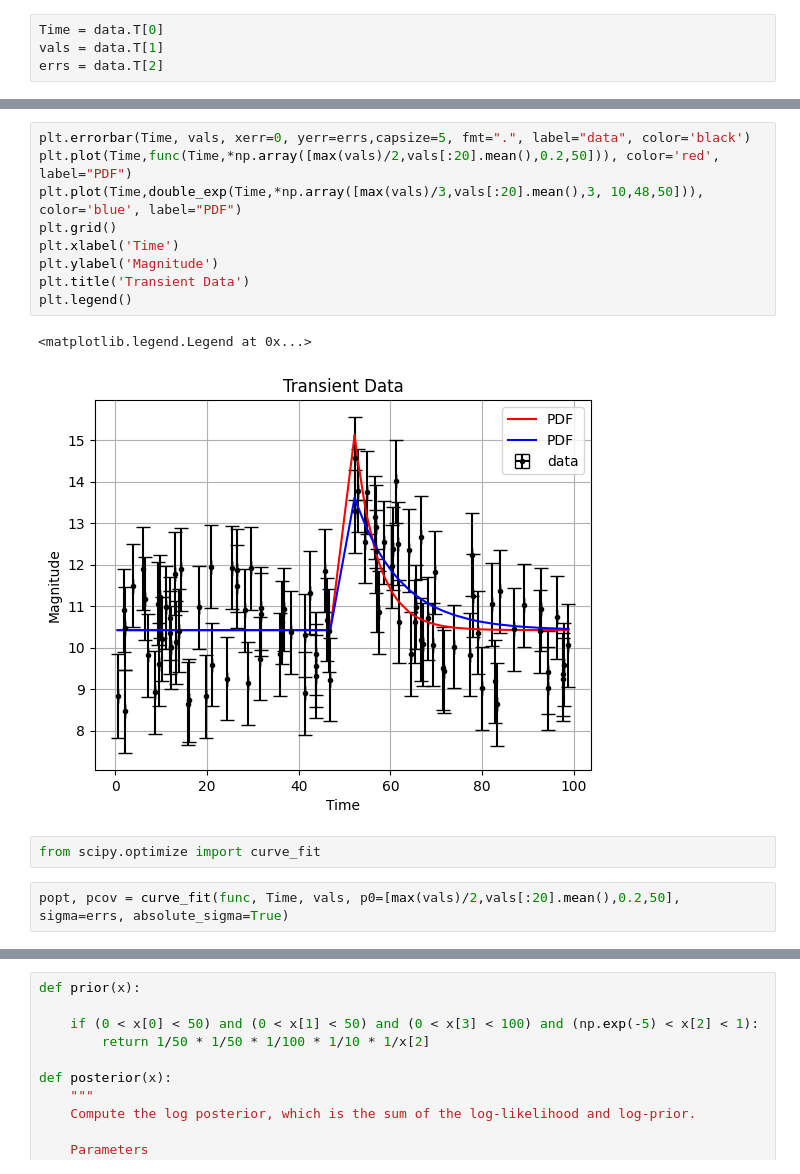
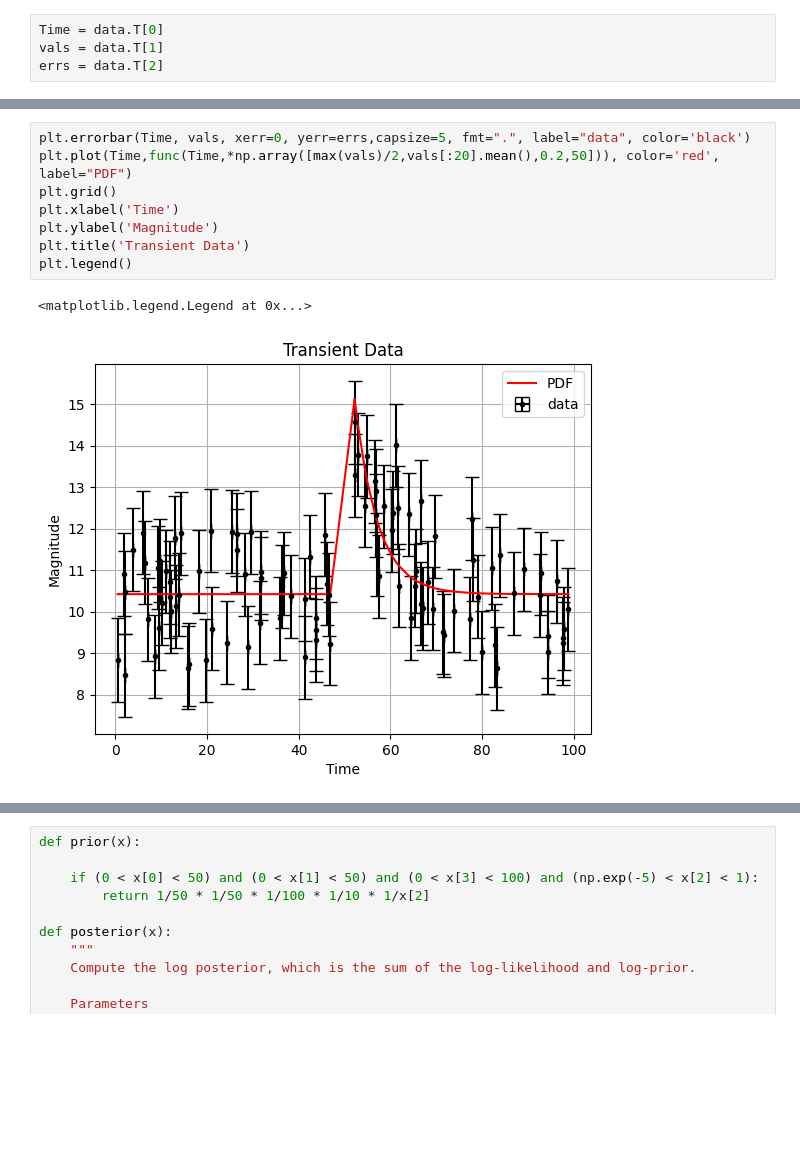
Before and after one commit to Richardforphys/AstroStatistics, a Jupyter notebook: AML/Notebooks/AstroStatistics/Transient.ipynb, the cells around one changed output, grey strips where cells are left out. Drawn from its saved outputs; the diff is of its cells as text; blank space fills up the shorter version.

```diff
--- a/AML/Notebooks/AstroStatistics/Transient.ipynb
+++ b/AML/Notebooks/AstroStatistics/Transient.ipynb
@@ -72,16 +43,11 @@ def double_exp(Time, A, b, tau_rise, tau_descent, t_rise, t_descent):
 # %%
 plt.errorbar(Time, vals, xerr=0, yerr=errs,capsize=5, fmt=".", label="data", color='black')
 plt.plot(Time,func(Time,*np.array([max(vals)/2,vals[:20].mean(),0.2,50])), color='red', label="PDF")
-plt.plot(Time,double_exp(Time,*np.array([max(vals)/3,vals[:20].mean(),3, 10,48,50])), color='blue', label="PDF")
 plt.grid()
 plt.xlabel('Time')
 plt.ylabel('Magnitude')
 plt.title('Transient Data')
 plt.legend()
 # %% [output]
 <matplotlib.legend.Legend at 0x...>
-[figure, old version]
+[figure, new version]
-# %%
-from scipy.optimize import curve_fit
-# %%
-popt, pcov = curve_fit(func, Time, vals, p0=[max(vals)/2,vals[:20].mean(),0.2,50], sigma=errs, absolute_sigma=True)
```
Also changed, not shown: parts of 11 cells of this notebook.
